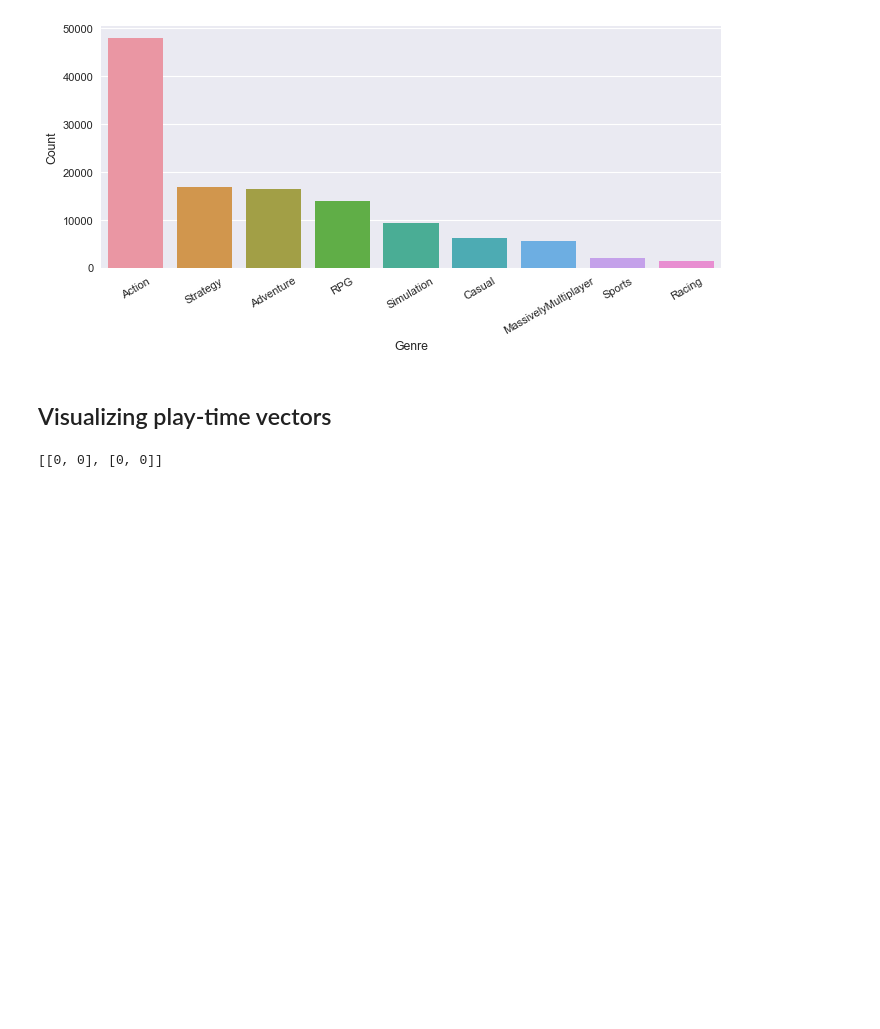
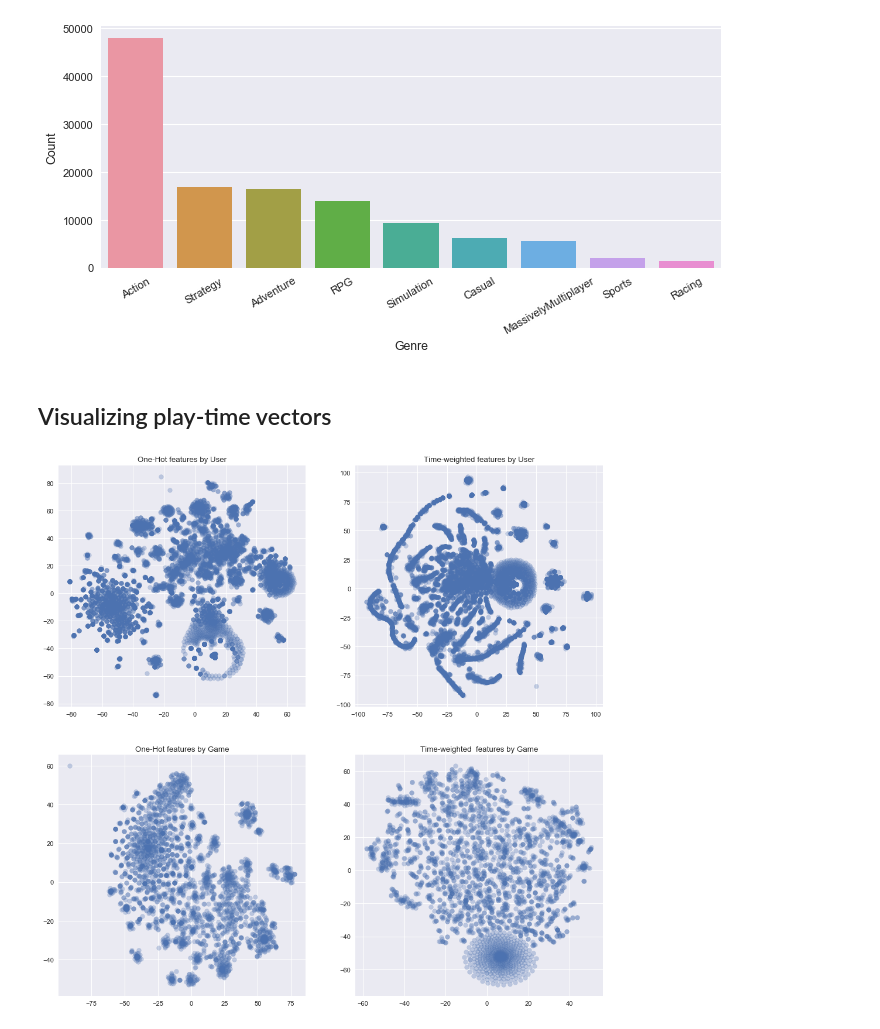
Before and after one commit to Rabeez/video_game_analysis, a Jupyter notebook: 2 - Playtime.ipynb, the cells around one changed output. Drawn from its saved outputs; the diff is of its cells as text; code cells hidden in the pictures; blank space fills up the shorter version.

Commit message:
Modify scatter plots

```diff
--- a/2 - Playtime.ipynb
+++ b/2 - Playtime.ipynb
@@ -234,17 +234,15 @@ else:
     np.save(data_dir+'onehot_by_game_red', onehot_by_game_red)
     time_by_game_red = reduce_dims(time_by_user.T)
     np.save(data_dir+'time_by_game_red', time_by_game_red)
-# %%
-[[0,0],[0,0]]
-# %% [output]
-[[0, 0], [0, 0]]
 # %%
 fig, ((ax1,ax2),(ax3,ax4)) = plt.subplots(nrows=2, ncols=2, figsize=(15,15), dpi=80)
-ax1.scatter(onehot_by_user_red[:,0], onehot_by_user_red[:,1], alpha=0.5);
+ax1.scatter(onehot_by_user_red[:,0], onehot_by_user_red[:,1], alpha=0.3);
 ax1.set_title('One-Hot features by User');
-ax2.scatter(time_by_user_red[:,0], time_by_user_red[:,1], alpha=0.5);
+ax2.scatter(time_by_user_red[:,0], time_by_user_red[:,1], alpha=0.3);
 ax2.set_title('Time-weighted features by User');
-ax3.scatter(onehot_by_game_red[:,0], onehot_by_game_red[:,1], alpha=0.5);
+ax3.scatter(onehot_by_game_red[:,0], onehot_by_game_red[:,1], alpha=0.3);
 ax3.set_title('One-Hot features by Game');
-ax4.scatter(time_by_game_red[:,0], time_by_game_red[:,1], alpha=0.5);
+ax4.scatter(time_by_game_red[:,0], time_by_game_red[:,1], alpha=0.3);
 ax4.set_title('Time-weighted  features by Game');
+# %% [output]
+[figure, added]
```
